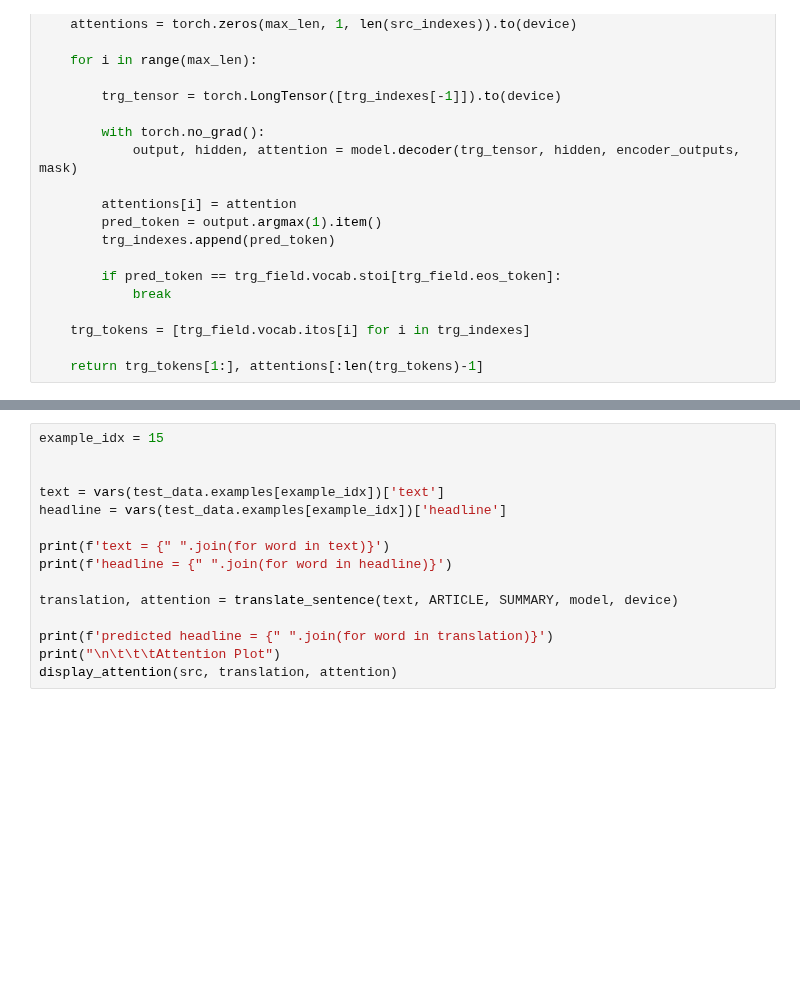
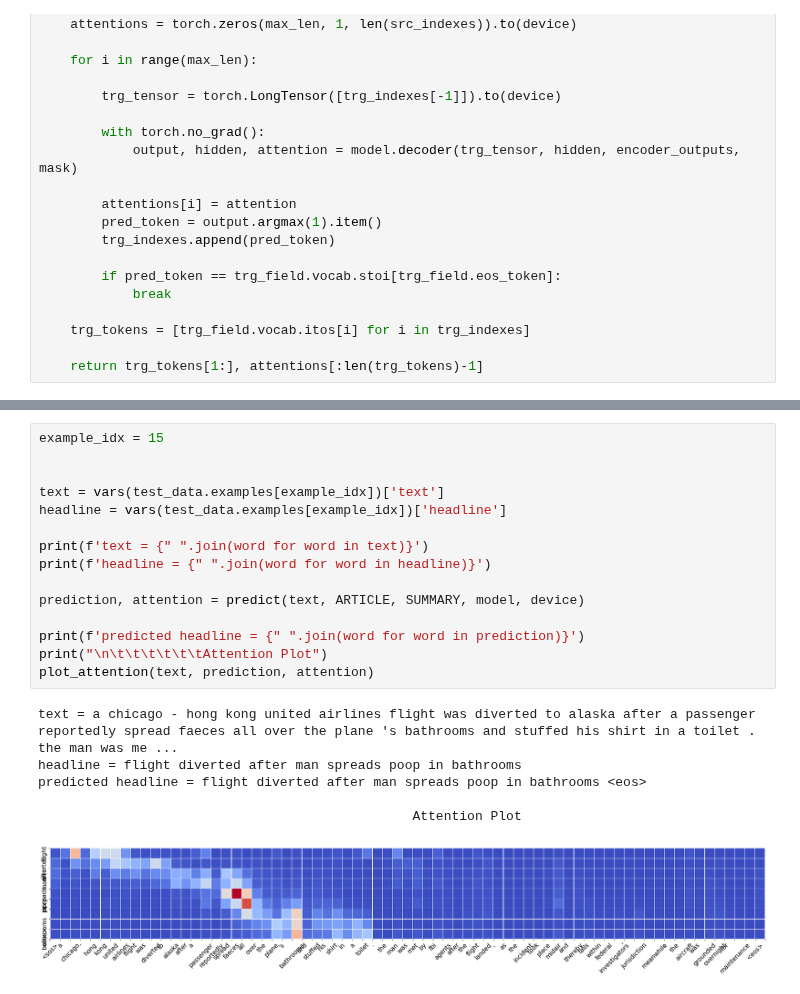
Before and after one commit to soni-ratnesh/compendium, a Jupyter notebook: model.ipynb, the cells around one changed output, grey strips where cells are left out. Cells and saved outputs as stored; diff of their text form; blank space fills up the shorter version.

```diff
--- a/model.ipynb
+++ b/model.ipynb
@@ -390,15 +425,22 @@ display_attention(src, translation, attention)
 # %%
 example_idx = 15
 
 
 text = vars(test_data.examples[example_idx])['text']
 headline = vars(test_data.examples[example_idx])['headline']
 
-print(f'text = {" ".join(for word in text)}')
-print(f'headline = {" ".join(for word in headline)}')
+print(f'text = {" ".join(word for word in text)}')
+print(f'headline = {" ".join(word for word in headline)}')
 
-translation, attention = translate_sentence(text, ARTICLE, SUMMARY, model, device)
+prediction, attention = predict(text, ARTICLE, SUMMARY, model, device)
 
-print(f'predicted headline = {" ".join(for word in translation)}')
-print("\n\t\t\tAttention Plot")
-display_attention(src, translation, attention)
+print(f'predicted headline = {" ".join(word for word in prediction)}')
+print("\n\t\t\t\t\t\tAttention Plot")
+plot_attention(text, prediction, attention)
+# %% [output]
+text = a chicago - hong kong united airlines flight was diverted to alaska after a passenger reportedly spread faeces all over the plane 's bathrooms and stuffed his shirt in a toilet . the man was me ...
+headline = flight diverted after man spreads poop in bathrooms
+predicted headline = flight diverted after man spreads poop in bathrooms <eos>
+
+                                                Attention Plot
+[figure, added]
```
Also changed, not shown: parts of 6 cells of this notebook.
